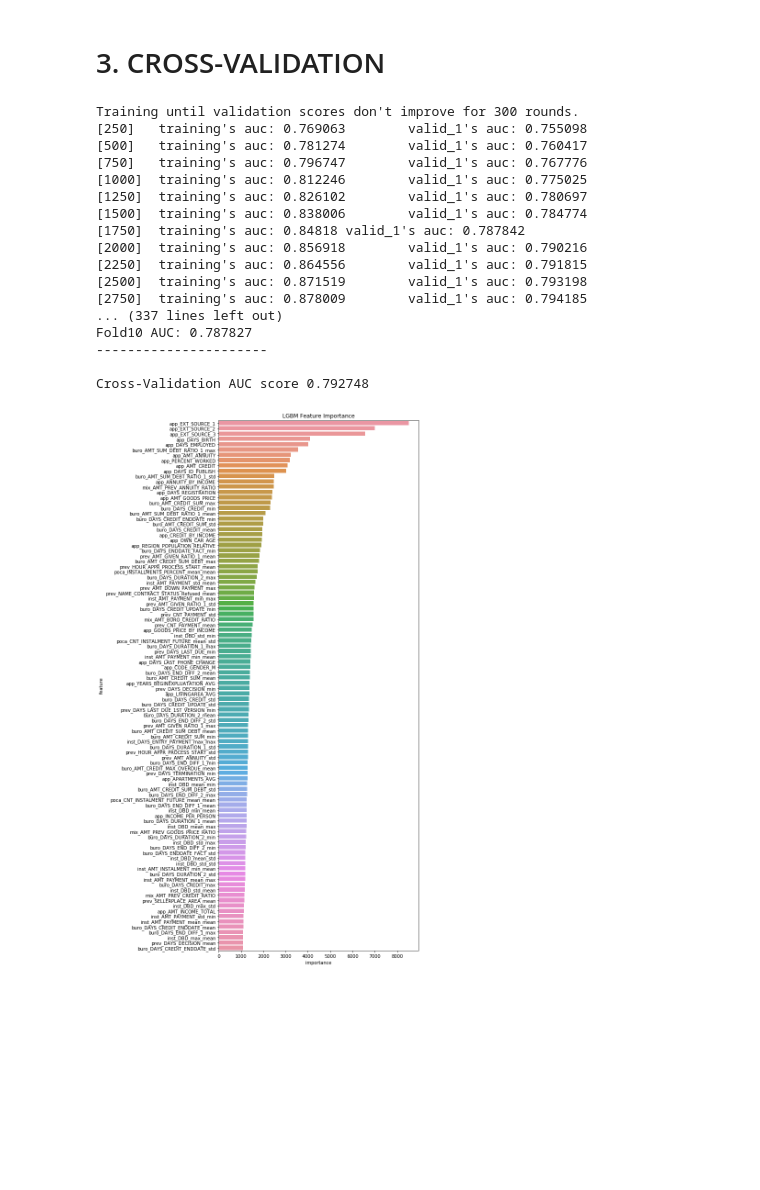
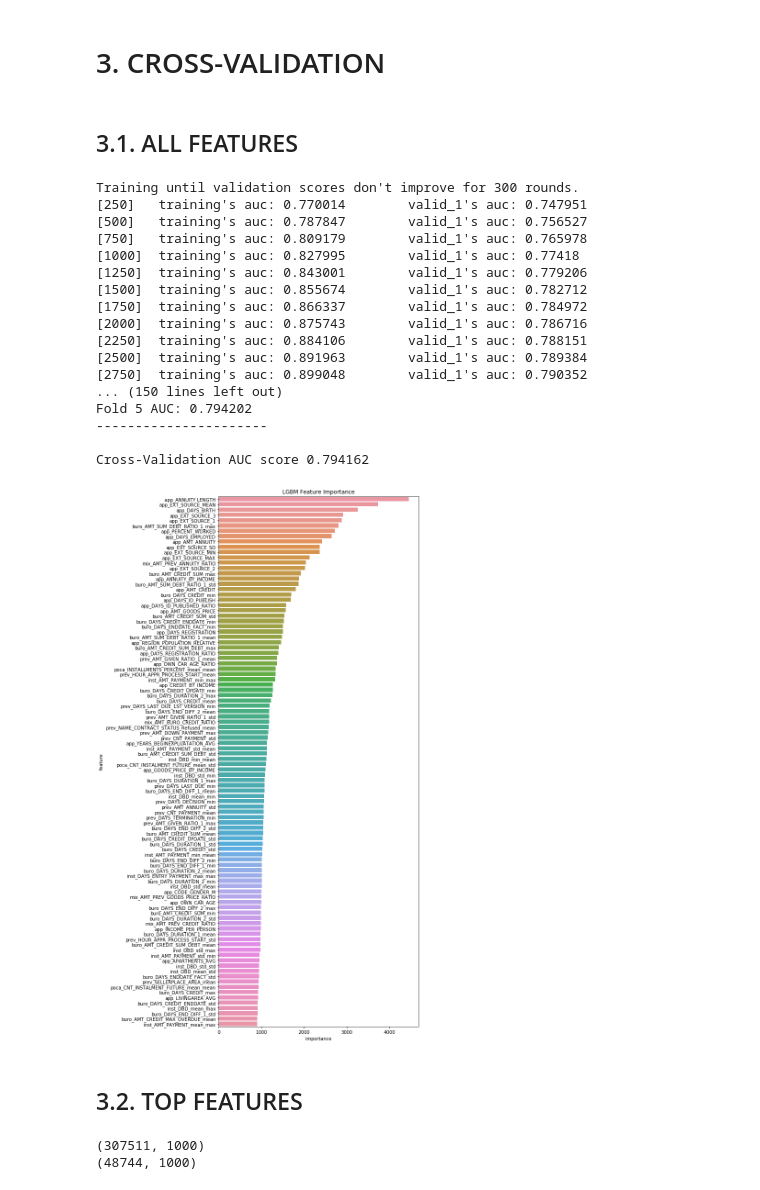
Before and after one commit to kozodoi/Kaggle_Home_Credit, a Jupyter notebook: codes/code_2_lightgbm.ipynb, the cells around one changed output. Saved outputs shown, nothing was run; the diff lists cells and outputs as text; code cells hidden in the pictures; blank space fills up the shorter version.

```diff
--- a/codes/code_2_lightgbm.ipynb
+++ b/codes/code_2_lightgbm.ipynb
@@ -27,9 +27,9 @@ seed = 42
 # 2. PREPARATIONS
 # %%
 # import data
-train = pd.read_csv("../data/prepared/train_full_nona_onehot.csv")
-test  = pd.read_csv("../data/prepared/test_full_nona_onehot.csv")
-y     = pd.read_csv("../data/prepared/y_full_nona_onehot.csv")
+train = pd.read_csv("../data/prepared/train_full_cor.csv")
+test  = pd.read_csv("../data/prepared/test_full_cor.csv")
+y     = pd.read_csv("../data/prepared/y_full_cor.csv")
 # %%
 # extract target
 y = y["TARGET"]
@@ -48,7 +48,7 @@ print(test[features].shape)
 ### PARAMETERS
 
 # parallel settings
-cores = 16
+cores = 20
 
 # learner settings
 metric   = "auc"
@@ -56,24 +56,26 @@ verbose  = 250
 stopping = 300
 
 # CV settings
-num_folds = 10
+num_folds = 5
 shuffle   = True
 
 # lightGBM
 gbm = lgb.LGBMClassifier(n_estimators     = 10000,
-                         learning_rate    = 0.004,
-                         num_leaves       = 80,
+                         learning_rate    = 0.005,
+                         num_leaves       = 70,
                          colsample_bytree = 0.8,
                          subsample        = 0.9,
                          max_depth        = 7,
-                         reg_alpha        = 0.3,
-                         reg_lambda       = 0.3,
+                         reg_alpha        = 0.1,
+                         reg_lambda       = 0.1,
                          min_split_gain   = 0.01,
                          min_child_weight = 2,
                          random_state     = seed,
                          num_threads      = cores)
 # %% [markdown]
 # 3. CROSS-VALIDATION
+# %% [markdown]
+## 3.1. ALL FEATURES
 # %%
 # data partitinoing
 folds = StratifiedKFold(n_splits = num_folds, random_state = seed, shuffle = shuffle)
@@ -125,41 +127,45 @@ print("Cross-Validation AUC score %.6f" % np.mean(valid_aucs_cv))
 # card, kernel, factorize, no na (978):   0.790803 |
 # card, kern, fac, nona, adummy (1193):   0.791321 |
 # full data, one-hot ecoding (1844):      0.791850 |
-# full data, one-hot, extra sums (2486):  0.791880 | 0.789 | 10f = 0.79261
+# full data, one-hot, extra sums (2486):  0.791880 | 0.789
 # full, one-hot, sums, buroscore (2501):  0.791761 |
 # full, one-hot, clean, buroscore (1826): 0.791867 |
 # last data + ext, age ratios (1828):     0.791808 |
+# new app feats, remove weighted (1830):  0.794241 | 0.795
+# previous data - top1000 LGB features:   0.794384 |
 # %% [output]
 Training until validation scores don't improve for 300 rounds.
-[250]   training's auc: 0.769063        valid_1's auc: 0.755098
-[500]   training's auc: 0.781274        valid_1's auc: 0.760417
-[750]   training's auc: 0.796747        valid_1's auc: 0.767776
-[1000]  training's auc: 0.812246        valid_1's auc: 0.775025
-[1250]  training's auc: 0.826102        valid_1's auc: 0.780697
-[1500]  training's auc: 0.838006        valid_1's auc: 0.784774
-[1750]  training's auc: 0.84818 valid_1's auc: 0.787842
-[2000]  training's auc: 0.856918        valid_1's auc: 0.790216
-[2250]  training's auc: 0.864556        valid_1's auc: 0.791815
-[2500]  training's auc: 0.871519        valid_1's auc: 0.793198
-[2750]  training's auc: 0.878009        valid_1's auc: 0.794185
-... (337 lines left out)
-Fold10 AUC: 0.787827
+[250]   training's auc: 0.770014        valid_1's auc: 0.747951
+[500]   training's auc: 0.787847        valid_1's auc: 0.756527
+[750]   training's auc: 0.809179        valid_1's auc: 0.765978
+[1000]  training's auc: 0.827995        valid_1's auc: 0.77418
+[1250]  training's auc: 0.843001        valid_1's auc: 0.779206
+[1500]  training's auc: 0.855674        valid_1's auc: 0.782712
+[1750]  training's auc: 0.866337        valid_1's auc: 0.784972
+[2000]  training's auc: 0.875743        valid_1's auc: 0.786716
+[2250]  training's auc: 0.884106        valid_1's auc: 0.788151
+[2500]  training's auc: 0.891963        valid_1's auc: 0.789384
+[2750]  training's auc: 0.899048        valid_1's auc: 0.790352
+... (150 lines left out)
+Fold 5 AUC: 0.794202
 ----------------------
 
-Cross-Validation AUC score 0.792748
+Cross-Validation AUC score 0.794162
 # %%
 ##### VARIABLE IMPORTANCE
 
 # load variable importance
 importance = pd.DataFrame()
 importance["feature"] = features
 importance["importance"] = gbm.feature_importances_
-importance = importance.sort_values(by = "importance", ascending = False)[0:100]
+importance = importance.sort_values(by = "importance", ascending = False)
 
 # plot variable importance
 plt.figure(figsize = (10, 17))
-sns.barplot(x = "importance", y = "feature", data = importance)
+sns.barplot(x = "importance", y = "feature", data = importance[0:100])
 plt.title('LGBM Feature Importance')
 plt.tight_layout()
 # %% [output]
-[figure, old version]
+[figure, new version]
+# %% [markdown]
+## 3.2. TOP FEATURES
@@ -165,0 +176,7 @@ plt.tight_layout()
+# %%
+# check dimensions
+print(train[features].shape)
+print(test[features].shape)
+# %% [output]
+(307511, 1000)
+(48744, 1000)
```
Also changed, not shown: parts of 7 cells of this notebook, 14 other files.
